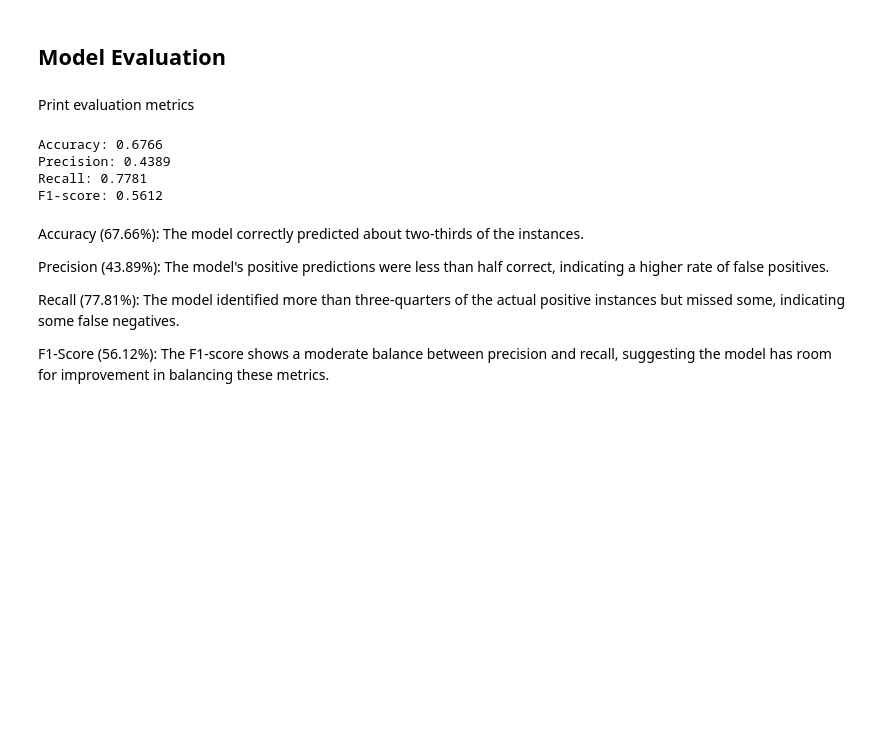
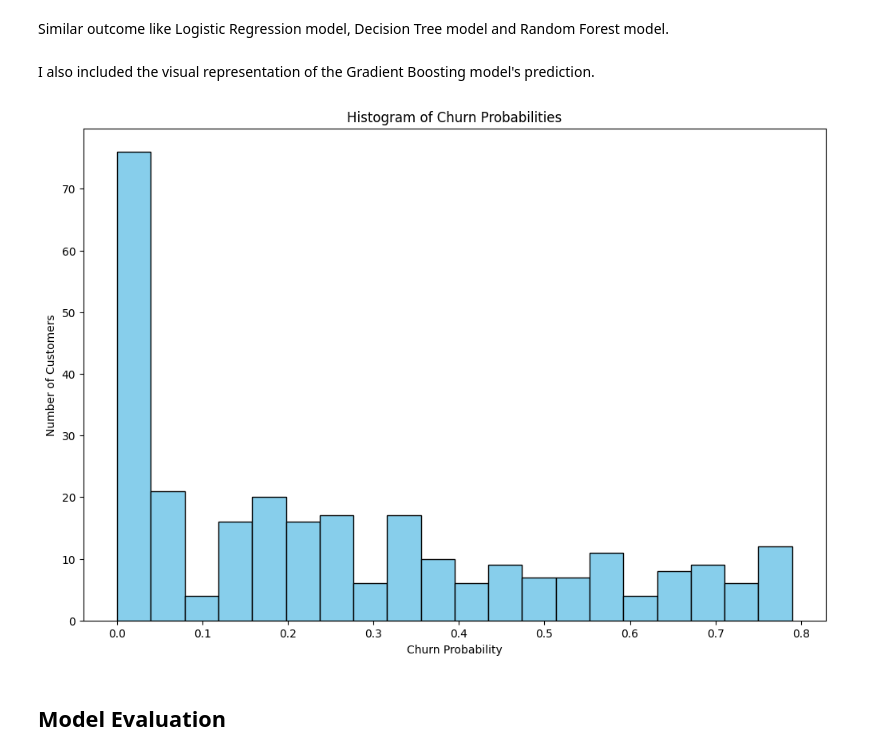
Before and after one commit to kishon45229/Customer-Churn-Prediction-in-Telecom-Industry, a Jupyter notebook: Data_Mining.ipynb, the cells around one changed output. Drawn from its saved outputs; the diff is of its cells as text; code cells hidden in the pictures; blank space fills up the shorter version.

```diff
--- a/Data_Mining.ipynb
+++ b/Data_Mining.ipynb
@@ -179,0 +338,5 @@ The columns are identical to those in X_train, containing similar customer attri
+# %%
+X = df.drop('Churn', axis=1)
+y = df['Churn']
+
+X_train, X_test, y_train, y_test = train_test_split(X, y, test_size=0.2, random_state=42)
@@ -179,0 +345,5 @@ The columns are identical to those in X_train, containing similar customer attri
+# %%
+model_gb = GradientBoostingClassifier(random_state=42)
+model_gb.fit(X_train, y_train)
+
+y_pred_gb = model_gb.predict(X_test)
@@ -179,0 +369,5 @@ The columns are identical to those in X_train, containing similar customer attri
+# %%
+X_test['Churn_Probabilities'] = churn_probabilities
+X_test['Churn_Predictions'] = y_pred_gb
+
+X_test
@@ -179,0 +392,3 @@ The columns are identical to those in X_train, containing similar customer attri
+# %%
+X_test['Churn_Probabilities_Percentage'] = X_test['Churn_Probabilities'] * 100
+X_test[['Churn_Probabilities', 'Churn_Predictions', 'Churn_Probabilities_Percentage']]
@@ -180,2 +409,15 @@ The columns are identical to those in X_train, containing similar customer attri
+# %% [markdown]
+Similar outcome like Logistic Regression model, Decision Tree model and Random Forest model.
+# %% [markdown]
+I also included the visual representation of the Gradient Boosting model's prediction.
+# %%
+plt.figure(figsize=(12, 8))
+plt.hist(X_test['Churn_Probabilities'], bins=20, color='skyblue', edgecolor='black')
+plt.title('Histogram of Churn Probabilities')
+plt.xlabel('Churn Probability')
+plt.ylabel('Number of Customers')
+plt.show()
+# %% [output]
+[figure, added]
 # %% [markdown]
 ## **Model Evaluation**
@@ -195,20 +423,0 @@ class_report = classification_report(y_test, y_pred)
-# %% [markdown]
-Print evaluation metrics
-# %%
-print(f"Accuracy: {accuracy:.4f}")
-print(f"Precision: {precision:.4f}")
-print(f"Recall: {recall:.4f}")
-print(f"F1-score: {f1:.4f}")
-# %% [output]
-Accuracy: 0.6766
-Precision: 0.4389
-Recall: 0.7781
-F1-score: 0.5612
-# %% [markdown]
-Accuracy (67.66%): The model correctly predicted about two-thirds of the instances.
-
-Precision (43.89%): The model's positive predictions were less than half correct, indicating a higher rate of false positives.
-
-Recall (77.81%): The model identified more than three-quarters of the actual positive instances but missed some, indicating some false negatives.
-
-F1-Score (56.12%): The F1-score shows a moderate balance between precision and recall, suggesting the model has room for improvement in balancing these metrics.
```
Also changed, not shown: parts of 169 cells of this notebook.
